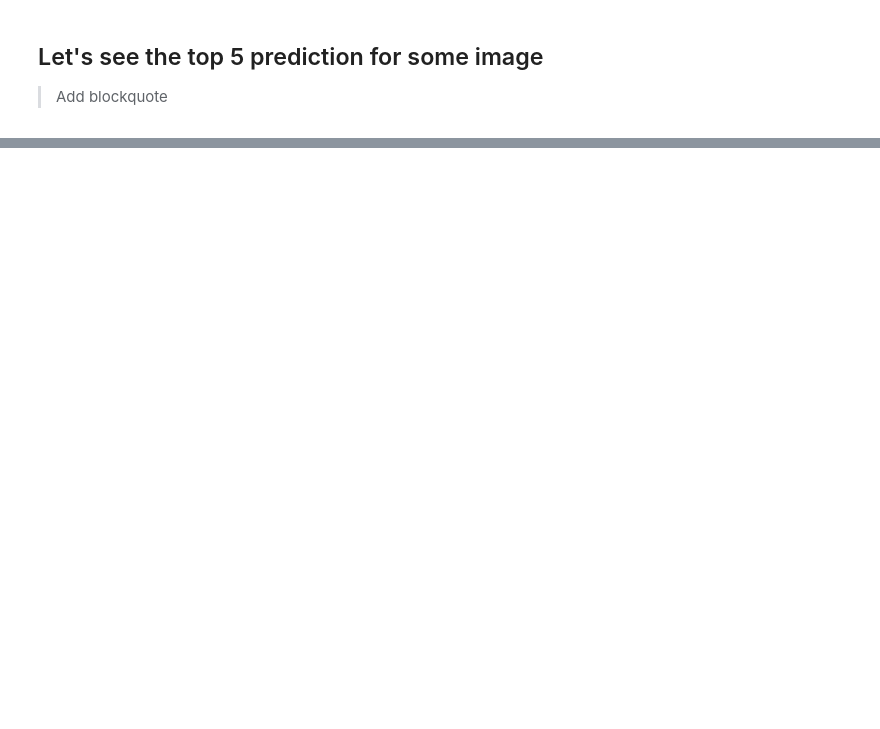
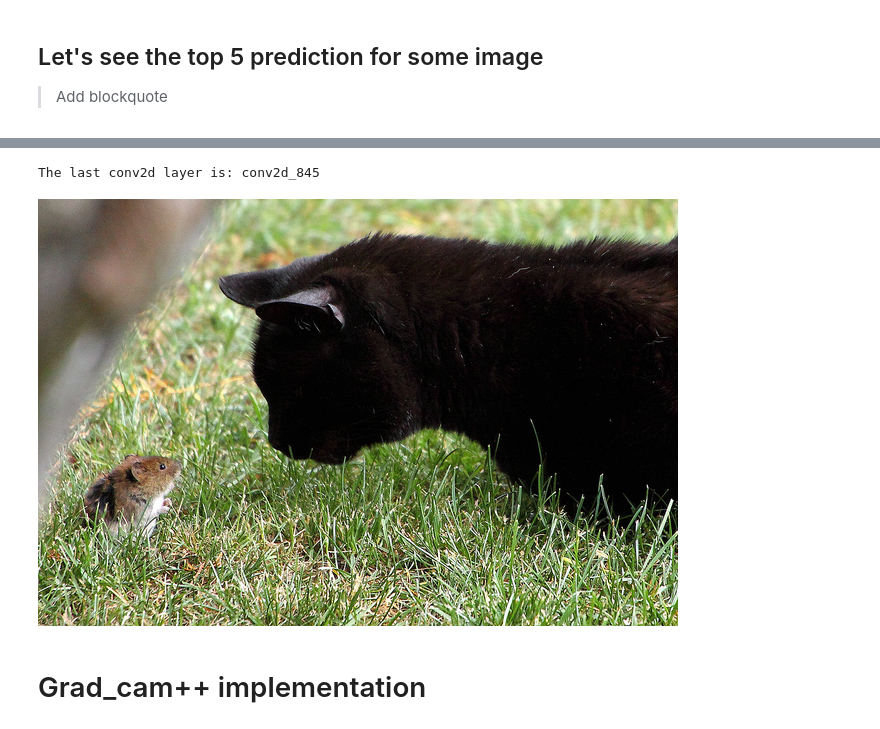
Before and after one commit to saadrza/XAI, a Jupyter notebook: XAI.ipynb, the cells around one changed output, grey strips where cells are left out. Cells and saved outputs as stored; diff of their text form; code cells hidden in the pictures; blank space fills up the shorter version.

```diff
--- a/XAI.ipynb
+++ b/XAI.ipynb
@@ -244,0 +280,25 @@ plt.imshow(mark_boundaries(temp / 2 + 0.5, mask))
+# %%
+model_builder = inc_net.InceptionV3()
+img_size = (299, 299)
+preprocess_input = inc_net.preprocess_input
+decode_predictions = decode_predictions
+
+# Assuming 'model' is your Keras model
+layer_names = [layer.name for layer in model_builder.layers]
+conv2d_layers = [name for name in layer_names if "conv2d" in name]
+last_conv2d_layer_name = conv2d_layers[-1]
+
+print(f"The last conv2d layer is: {last_conv2d_layer_name}")
+
+last_conv_layer_name = last_conv2d_layer_name
+
+
+# The local path to our target image
+img_path = "cat_mouse.jpg"  # Assuming the image is in the current directory.
+
+display(Image(img_path))
+# %% [output]
+The last conv2d layer is: conv2d_845
+[figure, added]
+# %% [markdown]
+# Grad_cam++ implementation
```
Also changed, not shown: parts of 27 cells of this notebook.
